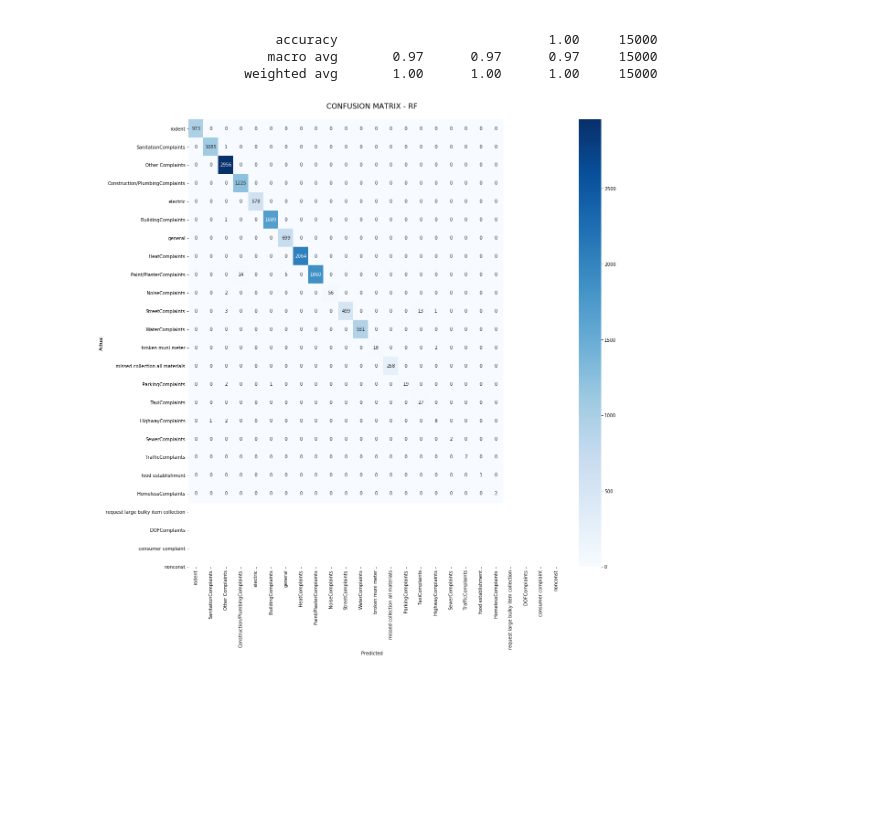
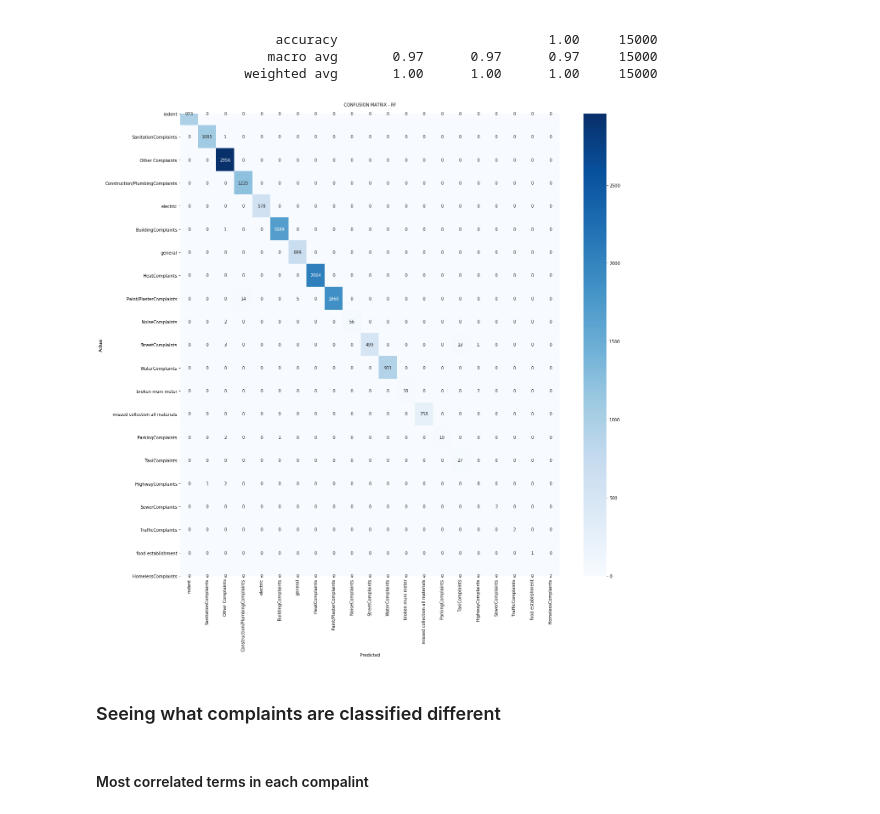
Before and after one commit to venkata-pavani/NYC_311_DataAnalysis, a Jupyter notebook: ManhattanModelling.ipynb, the cells around one changed output. Drawn from its saved outputs; the diff is of its cells as text; code cells hidden in the pictures; blank space fills up the shorter version.

```diff
--- a/ManhattanModelling.ipynb
+++ b/ManhattanModelling.ipynb
@@ -439,12 +501,14 @@ Construction/PlumbingComplaints       0.99      1.00      0.99      1225
                    weighted avg       1.00      1.00      1.00     15000
 # %%
 conf_mat = confusion_matrix(y_test, y_pred)
-fig, ax = plt.subplots(figsize=(18,18))
+fig, ax = plt.subplots(figsize=(20,20))
 sns.heatmap(conf_mat, annot=True, cmap="Blues", fmt='d',
-            xticklabels=category_id_df['Complaint Type'].values,
-            yticklabels=category_id_df['Complaint Type'].values)
+            xticklabels=complaint_id_df['Complaint Type'].values,
+            yticklabels=complaint_id_df['Complaint Type'].values)
 plt.ylabel('Actual')
 plt.xlabel('Predicted')
-plt.title("CONFUSION MATRIX - RF\n", size=16);
+plt.title("CONFUSION MATRIX - RF\n", size=10);
 # %% [output]
-[figure, old version]
+[figure, new version]
+# %% [markdown]
+### Seeing what complaints are classified different
@@ -450,0 +524,2 @@ plt.title("CONFUSION MATRIX - RF\n", size=16);
+# %% [markdown]
+#### Most correlated terms in each compalint
```
Also changed, not shown: parts of 28 cells of this notebook.
